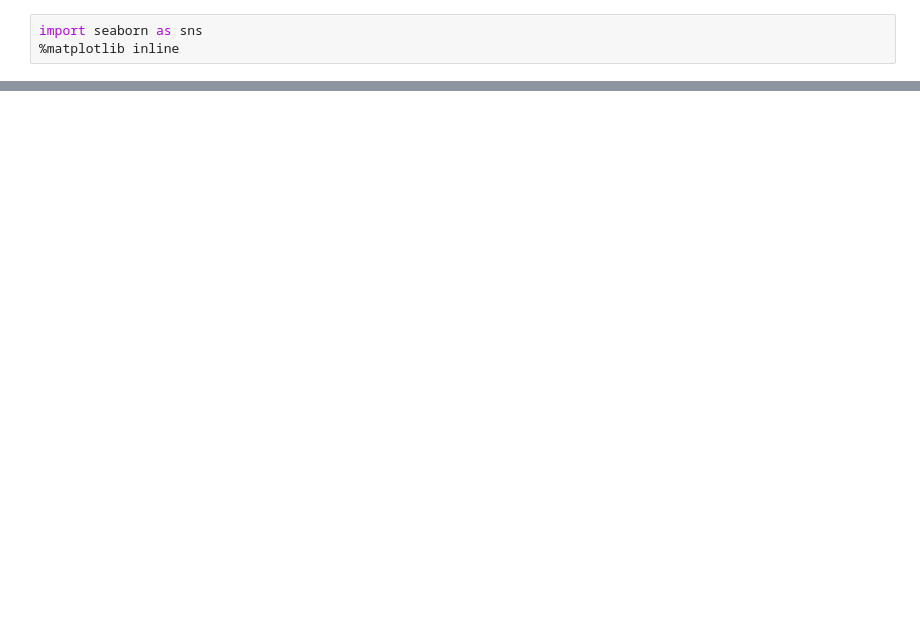
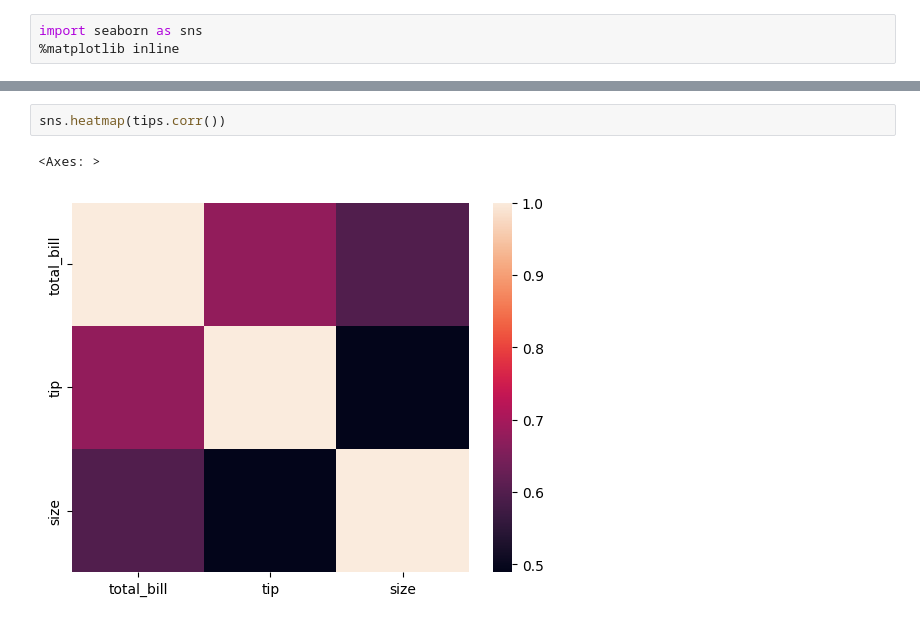
Before and after one commit to dhanushch18/Data-Science, a Jupyter notebook: Seaborn_2_DS.ipynb, the cells around one changed output, grey strips where cells are left out. Saved outputs shown, nothing was run; the diff lists cells and outputs as text; blank space fills up the shorter version.

```diff
--- a/Seaborn_2_DS.ipynb
+++ b/Seaborn_2_DS.ipynb
@@ -124,0 +54,5 @@ factorplot is the most general form of a categorical plot. It can take in a kind
+# %%
+sns.heatmap(tips.corr())
+# %% [output]
+<Axes: >
+[figure, added]
```
Also changed, not shown: parts of 37 cells of this notebook.
